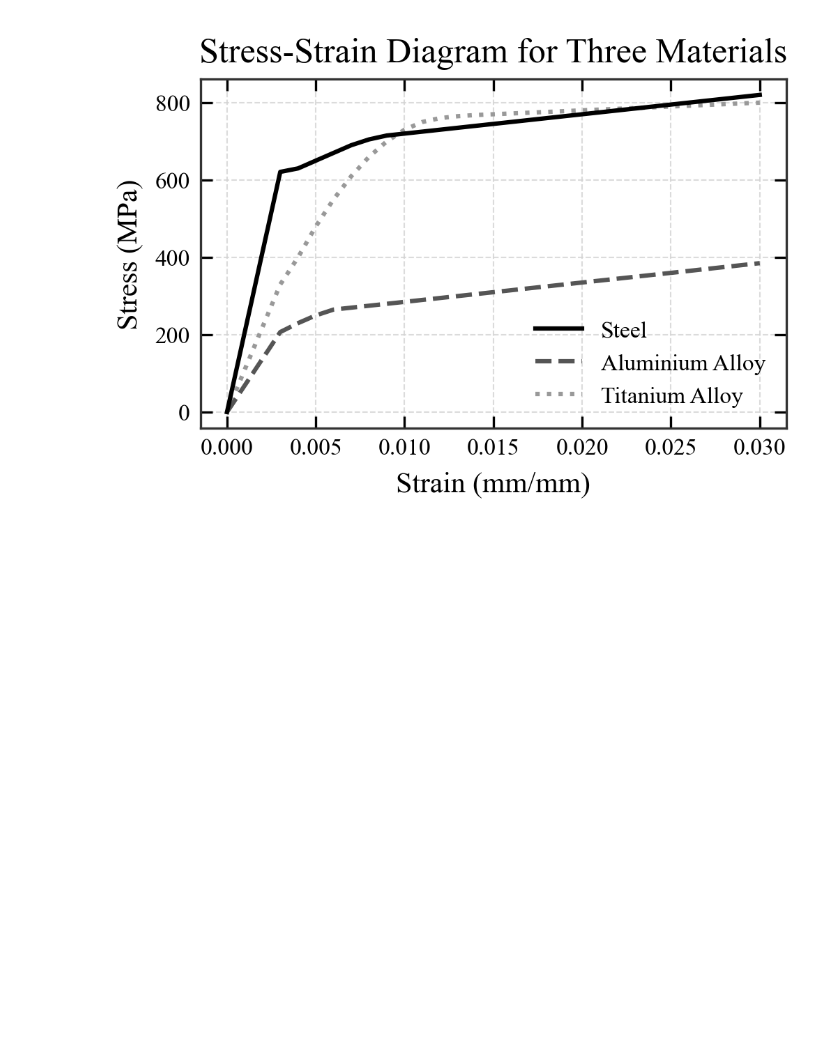
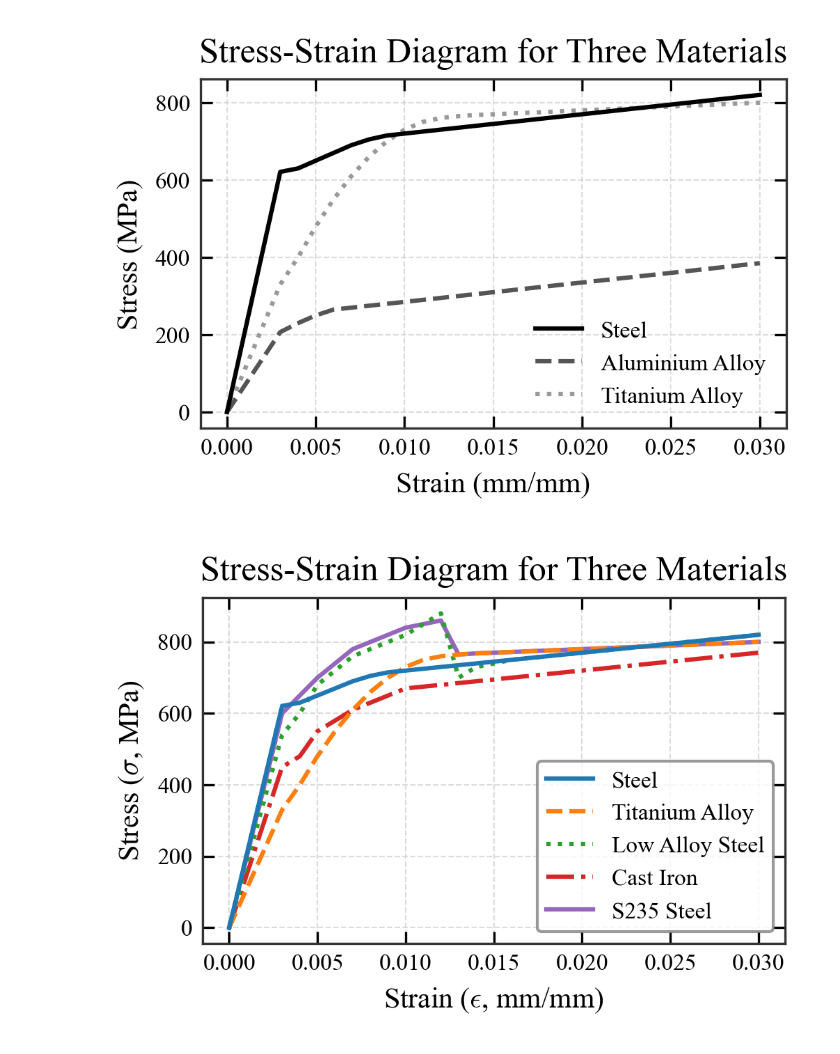
Before and after one commit to KarasTomas/Scientific-Paper-Figures, a Jupyter notebook: examples/simple_line_chart.ipynb, the cells around one changed output. Cells and saved outputs as stored; diff of their text form; code cells hidden in the pictures; blank space fills up the shorter version.

Commit message:
simple line charts templates and examples

```diff
--- a/examples/simple_line_chart.ipynb
+++ b/examples/simple_line_chart.ipynb
@@ -38,3 +42,31 @@ lc.create_line_plot(
 )
 # %% [output]
 [figure]
+# %%
+import pandas as pd
+
+data_file = os.path.join(project_root, "data", "stress_strain_data.csv")
+output_file = os.path.join(project_root, "figures", "stress_strain_plot.svg")
+
+# Load the data
+data = pd.read_csv(data_file)
+
+datasets = {
+    "Steel": {"x": data["Strain"], "y": data["Stress_Steel"], "label": "Steel"},
+    # "Aluminium": {"x": data["Strain"], "y": data["Stress_Aluminium"], "label": "Aluminium Alloy"},
+    "Titanium": {"x": data["Strain"], "y": data["Stress_Titanium"], "label": "Titanium Alloy"},
+    "Low Alloy Steel": {"x": data["Strain"], "y": data["Stress_low_alloy_steel"], "label": "Low Alloy Steel"},
+    "Cast Iron": {"x": data["Strain"], "y": data["Stress_cast_iron"], "label": "Cast Iron"},
+    "S235 Steel": {"x": data["Strain"], "y": data["Stress_S235_steel"], "label": "S235 Steel"},
+}
+
+# Generate the plot
+lc.create_5line_plot(
+    datasets=datasets,
+    output_path=output_file,
+    x_label=r"Strain ($\epsilon$, mm/mm)",  # Example with epsilon for strain
+    y_label=r"Stress ($\sigma$, MPa)",     # Sigma for stress
+    title="Stress-Strain Diagram for Three Materials",
+)
+# %% [output]
+[figure, added]
```
Also changed, not shown: parts of 2 cells of this notebook, 4 other files.
